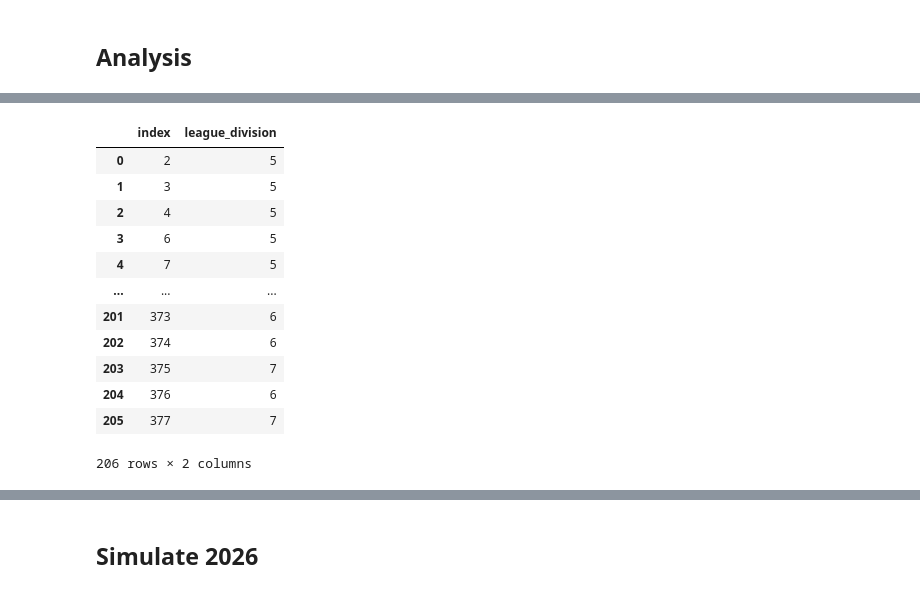
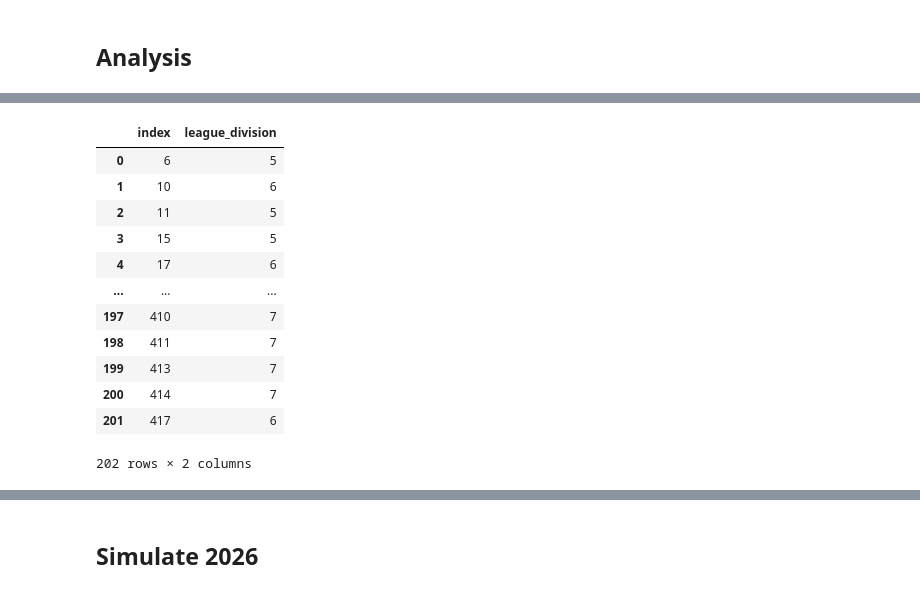
Before and after one commit to jaksticks/match_prediction, a Jupyter notebook: notebooks/palloliitto_analysis.ipynb, the cells around one changed output, grey strips where cells are left out. Drawn from its saved outputs; the diff is of its cells as text; code cells hidden in the pictures.

```diff
--- a/notebooks/palloliitto_analysis.ipynb
+++ b/notebooks/palloliitto_analysis.ipynb
@@ -495,3 +497,7 @@ df
 | 8860 | AS RaPe | KOPSE/CRPS FC | 2 | 0 | 7 | 20 | 5 |
 | 8861 | Cosmos | AS RaPe | 2 | 1 | 7 | 20 | 5 |
 8862 rows × 7 columns
+# %%
+aux_df = pd.read_csv("../data/finland_5_6_7_divisions_results_26.csv")
+df = pd.concat([df, aux_df], ignore_index=True)
+df
@@ -536,7 +556,7 @@ aux.value_counts().sort_values(ascending=False).plot(kind='bar', title='Number o
 # %% [markdown]
 ## Fit model
 # %%
-xi = 0.0009
+xi = 0.0018
 weights = pb.models.dixon_coles_weights(df["date"], xi)
 
 clf = pb.models.DixonColesGoalModel(
@@ -793,9 +818,13 @@ with pd.option_context('display.max_rows', None):
 # %%
-# check how good new teams in 6th division were last year
+# check how good new teams in given division were in a given year
+
+my_season = 26
+my_division = 6
+
 new_team_ratings = []
 for my_team in df.team_home.unique():
     my_team_games = df[(df.team_home==my_team) | (df.team_away==my_team)].copy()
-    if ((my_team_games.season.nunique() == 1) & (25 in my_team_games.season.values) & (6 in my_team_games.league_division.unique())):
+    if ((my_team_games.season.nunique() == 1) & (my_season in my_team_games.season.values) & (my_division in my_team_games.league_division.unique())):
         new_team_ratings.append(ratings_df[ratings_df.team==my_team].copy())
 
 new_team_ratings_df = pd.concat(new_team_ratings).sort_values(by='goal_difference_rating', ascending=False)
@@ -821,22 +850,23 @@ new_team_ratings_df
 # %%
-division_25 = []
+my_season=26
+my_division_season = []
 for my_team in ratings_df.team:
-    my_league_division = df.loc[(df.team_home==my_team) & (df.season==25), 'league_division'].unique()
+    my_league_division = df.loc[(df.team_home==my_team) & (df.season==my_season), 'league_division'].unique()
     if len(my_league_division) == 1:
-        division_25.append((ratings_df[ratings_df.team==my_team].index[0], my_league_division[0]))
-division_25 = pd.DataFrame(division_25, columns=['index', 'league_division'])
-division_25
+        my_division_season.append((ratings_df[ratings_df.team==my_team].index[0], my_league_division[0]))
+my_division_season = pd.DataFrame(my_division_season, columns=['index', 'league_division'])
+my_division_season
 # %% [output]
 |  | index | league_division |
-| 0 | 2 | 5 |
-| 1 | 3 | 5 |
-| 2 | 4 | 5 |
-| 3 | 6 | 5 |
-| 4 | 7 | 5 |
+| 0 | 6 | 5 |
+| 1 | 10 | 6 |
+| 2 | 11 | 5 |
+| 3 | 15 | 5 |
+| 4 | 17 | 6 |
 | ... | ... | ... |
-| 201 | 373 | 6 |
-| 202 | 374 | 6 |
-| 203 | 375 | 7 |
-| 204 | 376 | 6 |
-| 205 | 377 | 7 |
+| 197 | 410 | 7 |
+| 198 | 411 | 7 |
+| 199 | 413 | 7 |
+| 200 | 414 | 7 |
+| 201 | 417 | 6 |
-206 rows × 2 columns
+202 rows × 2 columns
```
Also changed, not shown: parts of 51 cells of this notebook, 22 other files.
